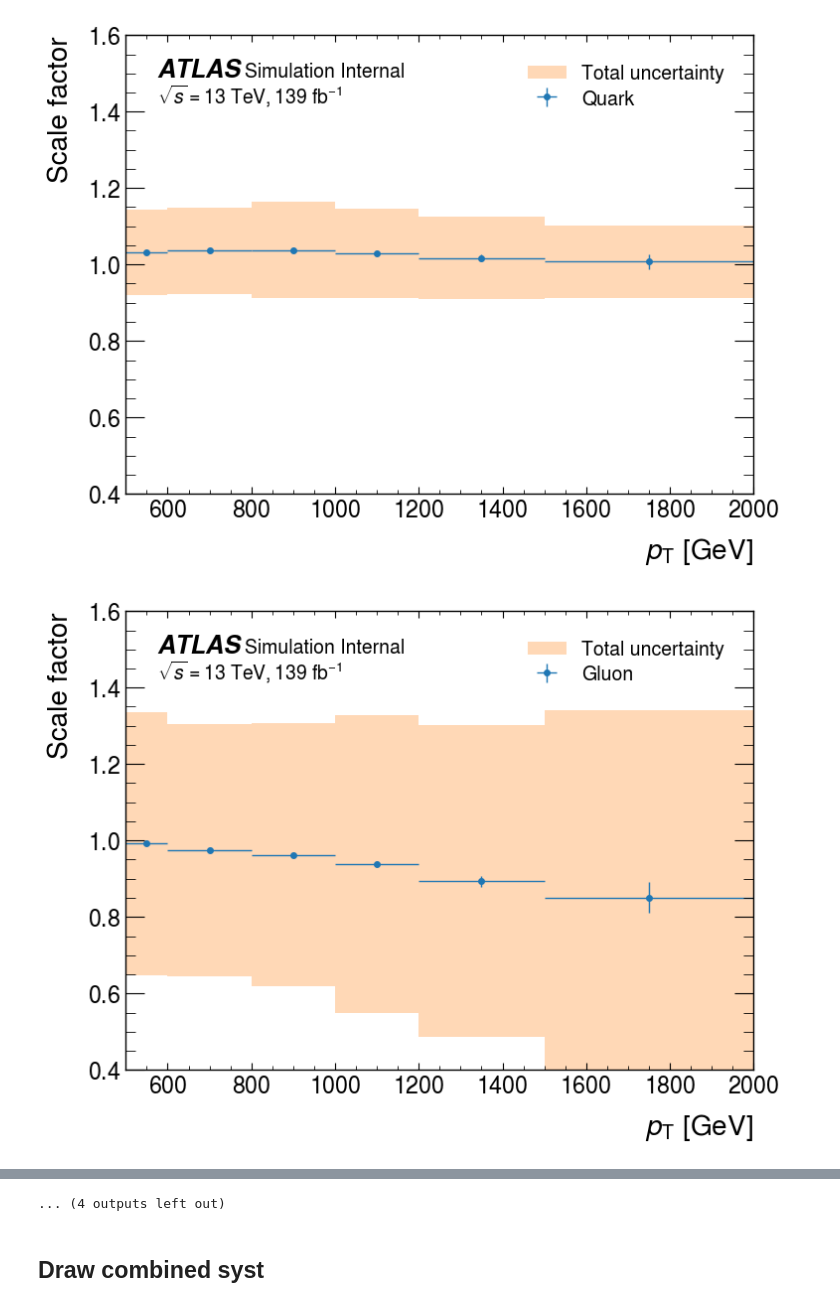
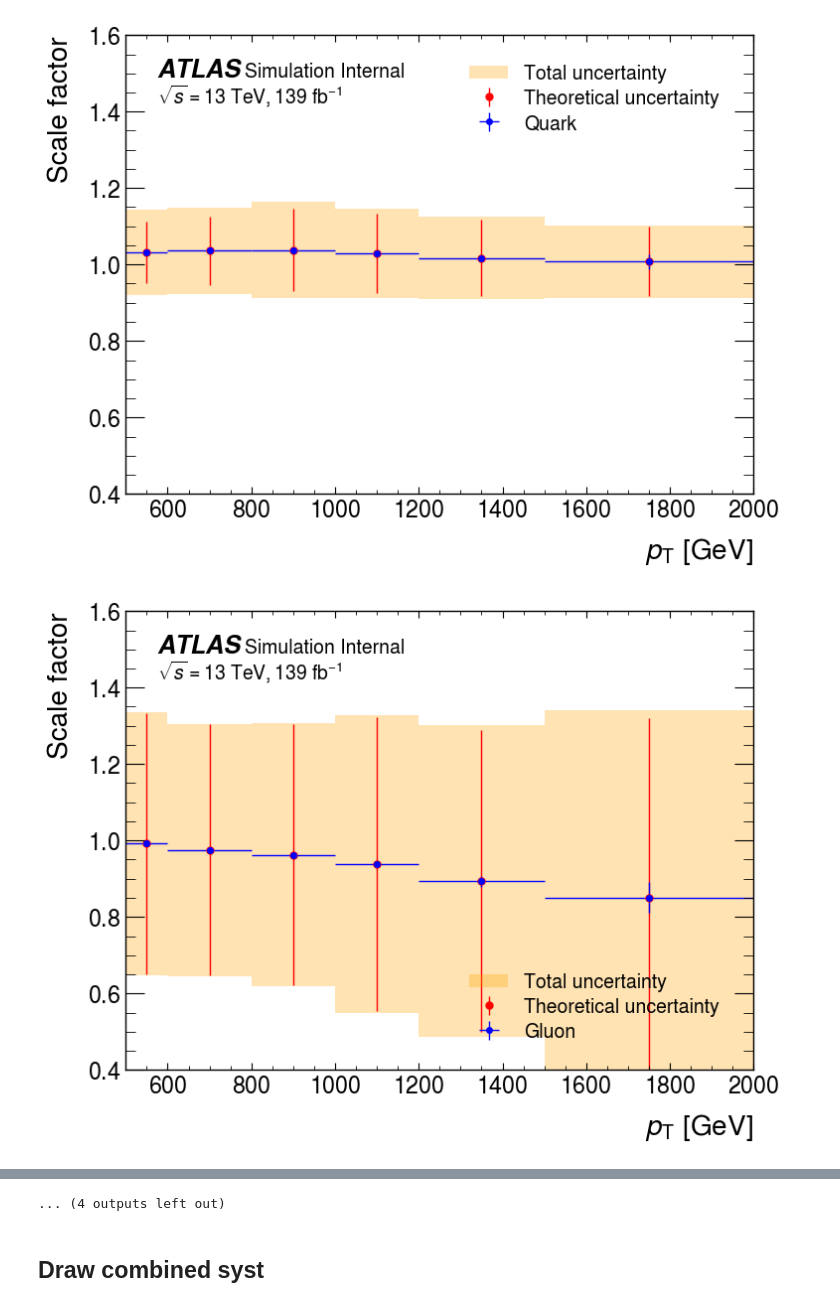
Before and after one commit to wanyunSu/QG_Calibration, a Jupyter notebook: dev_make_syst_uncertainties.ipynb, the cells around one changed output, grey strips where cells are left out. Cells and saved outputs as stored; diff of their text form; code cells hidden in the pictures.

Commit message:
add theoretical unc

```diff
--- a/dev_make_syst_uncertainties.ipynb
+++ b/dev_make_syst_uncertainties.ipynb
@@ -44,9 +44,9 @@ for i_var, reweighting_var in enumerate(reweighting_vars):
             q_dev=unumpy.std_devs(nominal_SFs[reweighting_var][WP][parton])
             # ax[0].plot(bin_centers1, quark_nominal_values, label = "Quark SF",color="blue")
             # ax[1].plot(bin_centers1, gluon_nominal_values, label = "Gluon SF",color="red")
-            hep.histplot(quark_nominal_values,bins=label_pt_bin,label=f'{parton}',ax=ax,histtype='errorbar',xerr=True,yerr=q_dev,marker='o',markersize=4)
 
             quark_total_uncertainty = []
+            quark_theory_uncertainty = []
             for key in syst_total[reweighting_var].keys():
                 indx = list(syst_total[reweighting_var]).index(key)
                 indc = ind_all[indx]
@@ -55,6 +55,12 @@ for i_var, reweighting_var in enumerate(reweighting_vars):
 
                 if key == 'JESJER':
                     key = 'JES/JER'
+
+                if key in ['parton_shower','hadrionization','pdf_weight','scale_variation','matrix_element','splitting_kernel']:
+                    quark_theory_uncertainty.append(syst_total[reweighting_var][key][WP][parton])
+
+
+            quark_theory_uncertainty=np.sqrt(np.sum(np.power(quark_theory_uncertainty, 2), axis=0))
 
                 #hep.histplot(quark_nominal_values+quark_total_uncertainty,bins=label_pt_bin,label='Total uncertainty',ax=ax,histtype='fill',alpha=0.2)
 
@@ -66,9 +72,11 @@ for i_var, reweighting_var in enumerate(reweighting_vars):
 
             quark_total_uncertainty = np.sqrt(np.sum(np.power(quark_total_uncertainty, 2), axis=0))
 
-            hep.histplot(quark_nominal_values+quark_total_uncertainty,bins=label_pt_bin,label='Total uncertainty',ax=ax,histtype='fill',alpha=0.3)
-            hep.histplot(quark_nominal_values-quark_total_uncertainty,bins=label_pt_bin,ax=ax,histtype='fill',facecolor='white',alpha=1)
+            hep.histplot(quark_nominal_values+quark_total_uncertainty,bins=label_pt_bin,label='Total uncertainty',ax=ax,histtype='fill',color='orange',alpha=0.3)
+            hep.histplot(quark_nominal_values-quark_total_uncertainty,bins=label_pt_bin,ax=ax,histtype='fill',facecolor='white',color='orange',alpha=1)
 
+            hep.histplot(quark_nominal_values,bins=label_pt_bin,label='Theoretical uncertainty ',ax=ax,histtype='errorbar',yerr=quark_theory_uncertainty,color='r')
+            hep.histplot(quark_nominal_values,bins=label_pt_bin,label=f'{parton}',ax=ax,histtype='errorbar',xerr=True,yerr=q_dev,color='b',marker='o',markersize=4)
 
             # ax[0].fill_between(bin_centers1, quark_nominal_values-quark_total_uncertainty, quark_nominal_values+quark_total_uncertainty, \
             #                     facecolor='blue', alpha=0.1, label=f'Total uncertainty')
@@ -97,2 +105,2 @@ for i_var, reweighting_var in enumerate(reweighting_vars):
-[figure, old version]
+[figure, new version]
-[figure, old version]
+[figure, new version]
```
Also changed, not shown: parts of 1 cell of this notebook.
